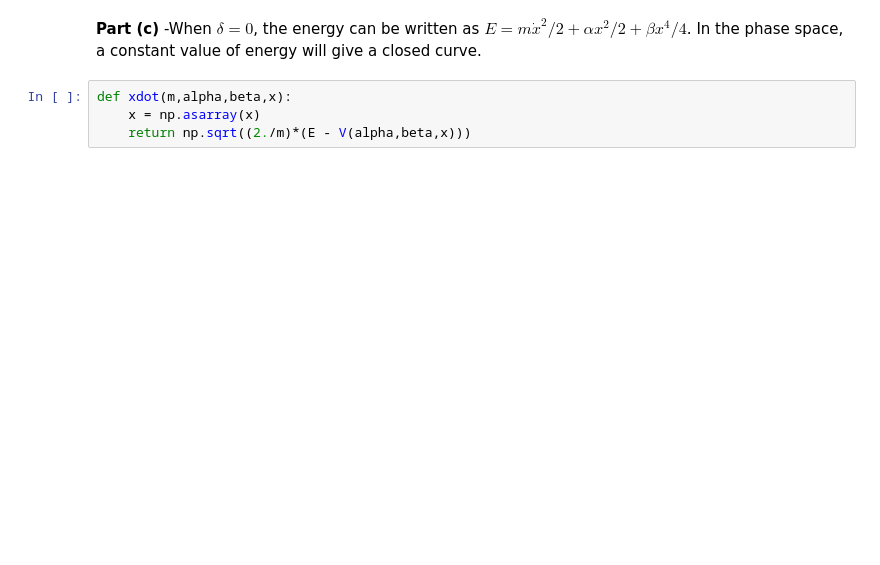
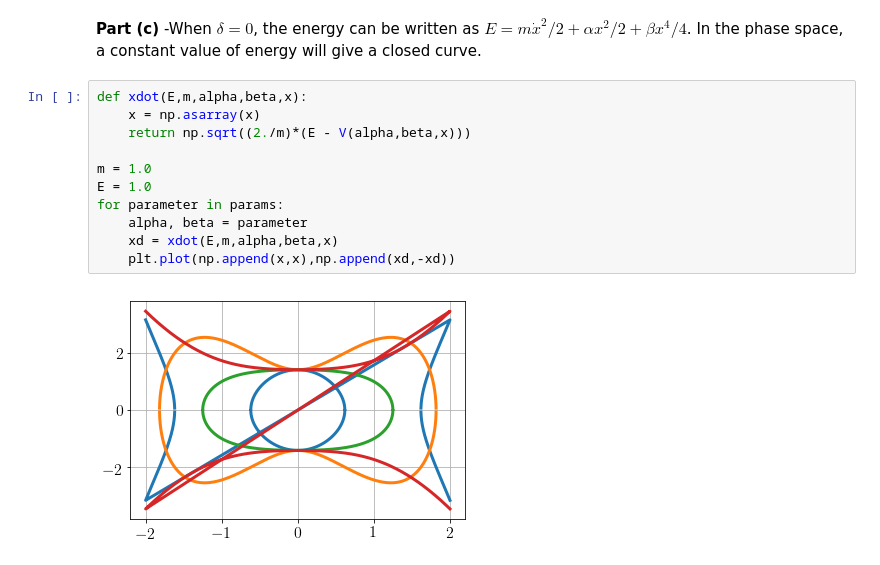
Before and after one commit to adivijaykumar/courses, a Jupyter notebook: cmech/assign_1/Classical Mechanics - Assignment 1.ipynb, the cells around one changed output. Saved outputs shown, nothing was run; the diff lists cells and outputs as text; blank space fills up the shorter version.

```diff
--- a/cmech/assign_1/Classical Mechanics - Assignment 1.ipynb
+++ b/cmech/assign_1/Classical Mechanics - Assignment 1.ipynb
@@ -33,6 +34,15 @@ As is clearly evident from the plots (and the equation for $V(x)$),the function
 # %% [markdown]
 **Part (c)** -When $\delta = 0$, the energy can be written as $E = m\dot{x}^2/2 + \alpha x^2/2 + \beta x^4/4$. In the phase space, a constant value of energy will give a closed curve.
 # %%
-def xdot(m,alpha,beta,x):
+def xdot(E,m,alpha,beta,x):
     x = np.asarray(x)
     return np.sqrt((2./m)*(E - V(alpha,beta,x)))
+
+m = 1.0
+E = 1.0
+for parameter in params:
+    alpha, beta = parameter
+    xd = xdot(E,m,alpha,beta,x)
+    plt.plot(np.append(x,x),np.append(xd,-xd))
+# %% [output]
+[figure, added]
```
Also changed, not shown: parts of 2 cells of this notebook, 6 other files.
